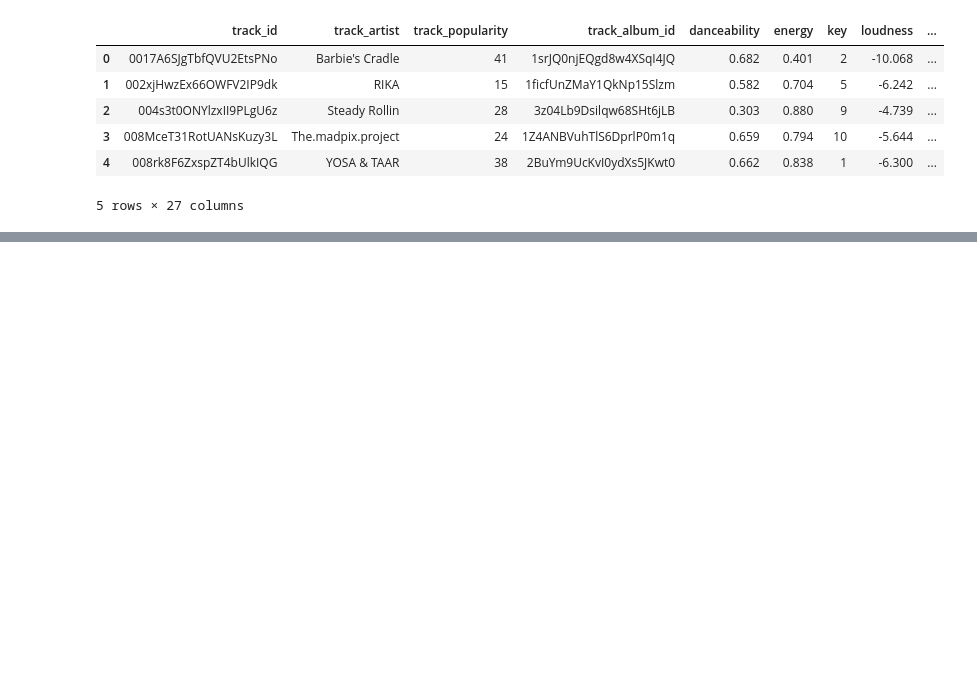
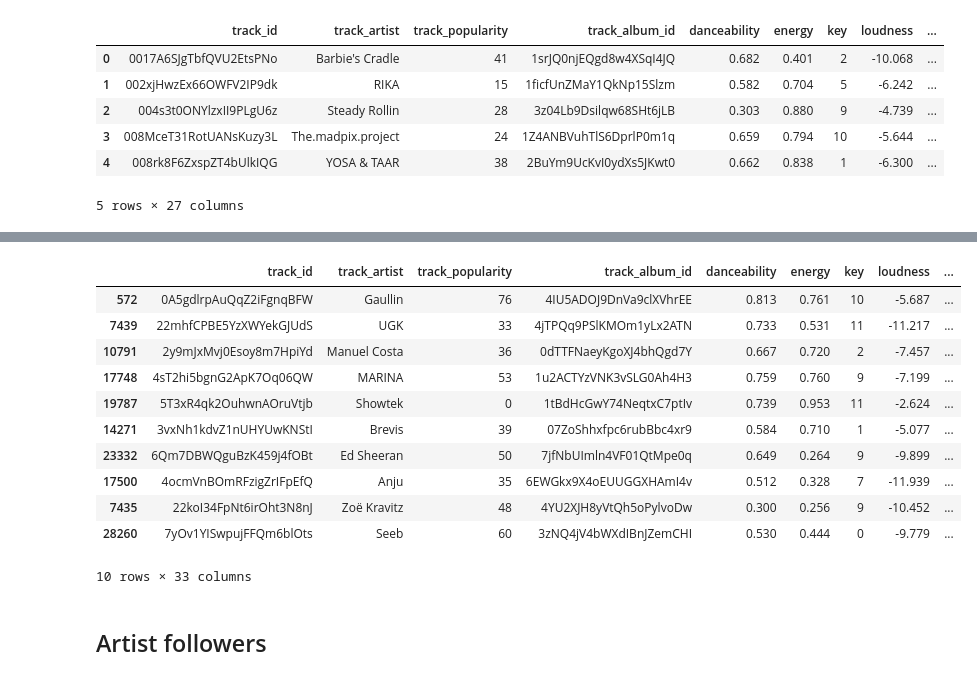
Before and after one commit to HeapHopper/Spotit, a Jupyter notebook: 04_feature_engineering.ipynb, the cells around one changed output, grey strips where cells are left out. Saved outputs shown, nothing was run; the diff lists cells and outputs as text; code cells hidden in the pictures; blank space fills up the shorter version.

```diff
--- a/04_feature_engineering.ipynb
+++ b/04_feature_engineering.ipynb
@@ -400,0 +214,24 @@ TypeError: expected string or bytes-like object, got 'NoneType'
+# %%
+# Select the relevant columns from df_text
+df_text_features = df_text[['track_id', 'feat', 'Remix', 'Love', 'Radio Edit', 'Remastered']]
+
+# Merge the features into df
+df = df.merge(df_text_features, on='track_id', how='left')
+# %%
+# Display the updated dataframe
+df.sample(10)
+# %% [output]
+|  | track_id | track_artist | track_popularity | track_album_id | danceability | energy | key | loudness | ... |
+| 572 | 0A5gdlrpAuQqZ2iFgnqBFW | Gaullin | 76 | 4IU5ADOJ9DnVa9clXVhrEE | 0.813 | 0.761 | 10 | -5.687 | ... |
+| 7439 | 22mhfCPBE5YzXWYekGJUdS | UGK | 33 | 4jTPQq9PSlKMOm1yLx2ATN | 0.733 | 0.531 | 11 | -11.217 | ... |
+| 10791 | 2y9mJxMvj0Esoy8m7HpiYd | Manuel Costa | 36 | 0dTTFNaeyKgoXJ4bhQgd7Y | 0.667 | 0.720 | 2 | -7.457 | ... |
+| 17748 | 4sT2hi5bgnG2ApK7Oq06QW | MARINA | 53 | 1u2ACTYzVNK3vSLG0Ah4H3 | 0.759 | 0.760 | 9 | -7.199 | ... |
+| 19787 | 5T3xR4qk2OuhwnAOruVtjb | Showtek | 0 | 1tBdHcGwY74NeqtxC7ptIv | 0.739 | 0.953 | 11 | -2.624 | ... |
+| 14271 | 3vxNh1kdvZ1nUHYUwKNStI | Brevis | 39 | 07ZoShhxfpc6rubBbc4xr9 | 0.584 | 0.710 | 1 | -5.077 | ... |
+| 23332 | 6Qm7DBWQguBzK459j4fOBt | Ed Sheeran | 50 | 7jfNbUImln4VF01QtMpe0q | 0.649 | 0.264 | 9 | -9.899 | ... |
+| 17500 | 4ocmVnBOmRFzigZrIFpEfQ | Anju | 35 | 6EWGkx9X4oEUUGGXHAmI4v | 0.512 | 0.328 | 7 | -11.939 | ... |
+| 7435 | 22koI34FpNt6irOht3N8nJ | Zoë Kravitz | 48 | 4YU2XJH8yVtQh5oPylvoDw | 0.300 | 0.256 | 9 | -10.452 | ... |
+| 28260 | 7yOv1YISwpujFFQm6blOts | Seeb | 60 | 3zNQ4jV4bWXdIBnJZemCHI | 0.530 | 0.444 | 0 | -9.779 | ... |
+10 rows × 33 columns
+# %% [markdown]
+## Artist followers
```
Also changed, not shown: parts of 44 cells of this notebook, 3 other files.
